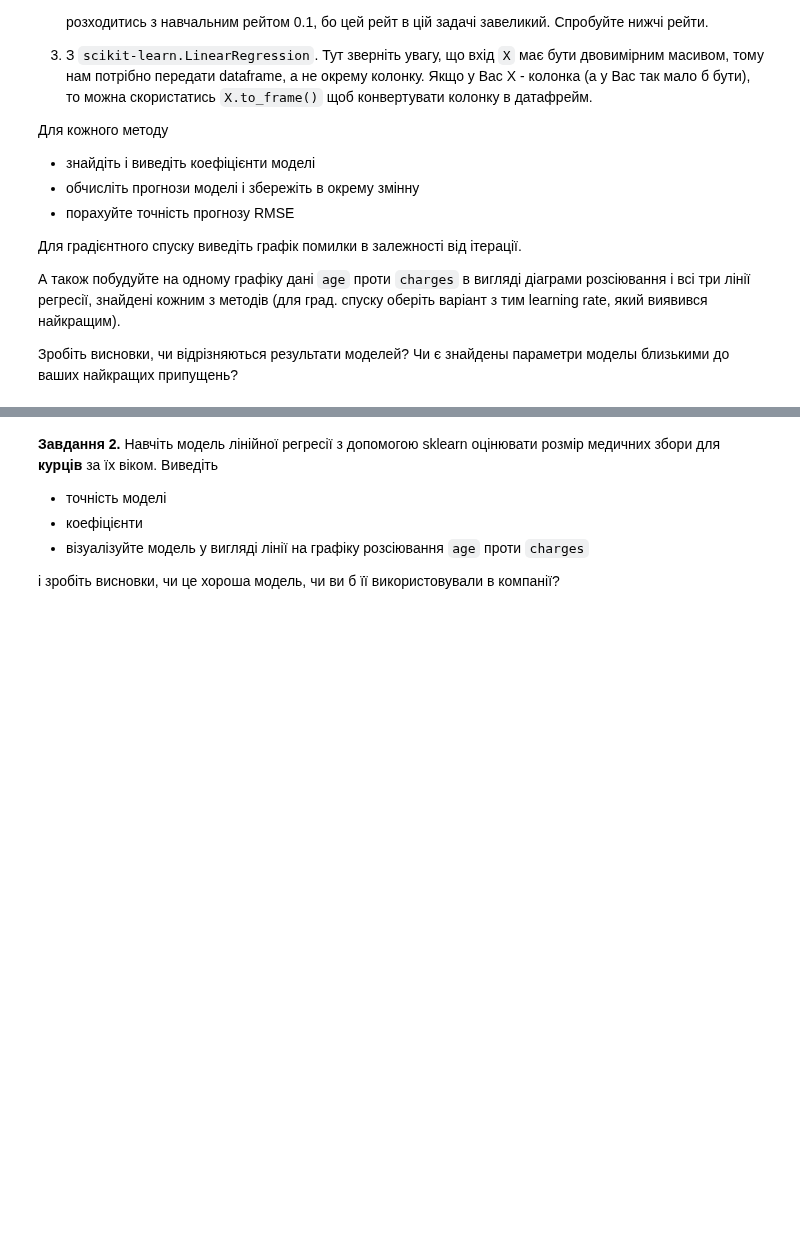
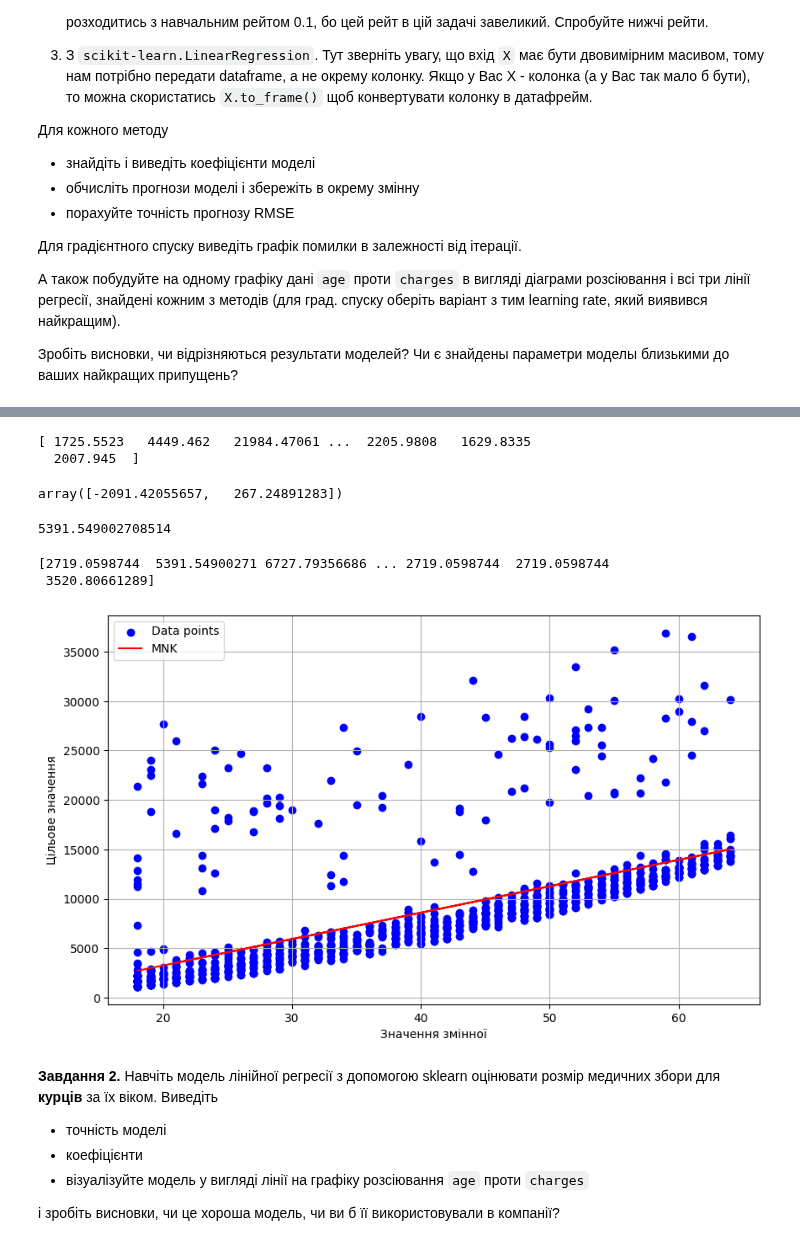
Before and after one commit to o-semenkova/ml_home_tasks, a Jupyter notebook: HW_2_1_Побудова_лінійної_регресії_за_одною_ознакою.ipynb, the cells around one changed output, grey strips where cells are left out. Saved outputs shown, nothing was run; the diff lists cells and outputs as text; code cells hidden in the pictures; blank space fills up the shorter version.

Commit message:
Add Least Squares method (HW 1.1) - only numpy implementation

```diff
--- a/HW_2_1_Побудова_лінійної_регресії_за_одною_ознакою.ipynb
+++ b/HW_2_1_Побудова_лінійної_регресії_за_одною_ознакою.ipynb
@@ -27,0 +44,9 @@ non_smoker_df = medical_df[medical_df.smoker == 'no']
+# %%
+def normal_equations(X,y):
+    """Computes the closed-form solution to linear regression"""
+    X = X.astype(np.float64)
+    theta = np.linalg.inv(X.T.dot(X)).dot(X.T).dot(y)
+    return theta
+
+X = np.c_[np.ones((non_smoker_df.age.shape[0], 1)), non_smoker_df.age]
+print(X)
@@ -28,3 +61,39 @@ non_smoker_df = medical_df[medical_df.smoker == 'no']
+# %%
+y = non_smoker_df.charges.to_numpy()
+print(y)
+# %% [output]
+[ 1725.5523   4449.462   21984.47061 ...  2205.9808   1629.8335
+  2007.945  ]
+# %%
+MNK_coefs = normal_equations(X, y)
+# %%
+MNK_coefs
+# %% [output]
+array([-2091.42055657,   267.24891283])
+# %%
+np.dot(X[1], MNK_coefs)
+# %% [output]
+5391.549002708514
+# %%
+predictions_MNK = np.dot(X, MNK_coefs)
+print(predictions_MNK)
+# %% [output]
+[2719.0598744  5391.54900271 6727.79356686 ... 2719.0598744  2719.0598744
+ 3520.80661289]
+# %%
+import matplotlib.pyplot as plt
+
+# Візуалізація результатів
+plt.figure(figsize=(10, 6))
+plt.scatter(X[:, 1], y, color='blue', label='Data points')
+plt.plot(X[:, 1], predictions_MNK, color='red', label='MNK')
+plt.xlabel('Значення змінної')
+plt.ylabel('Цільове значення')
+plt.legend()
+plt.grid(True)
+plt.show()
+# %% [output]
+[figure, added]
 # %% [markdown]
  **Завдання 2.** Навчіть модель лінійної регресії з допомогою sklearn оцінювати розмір медичних збори для **курців** за їх віком.
 Виведіть
```
Also changed, not shown: parts of 4 cells of this notebook.
